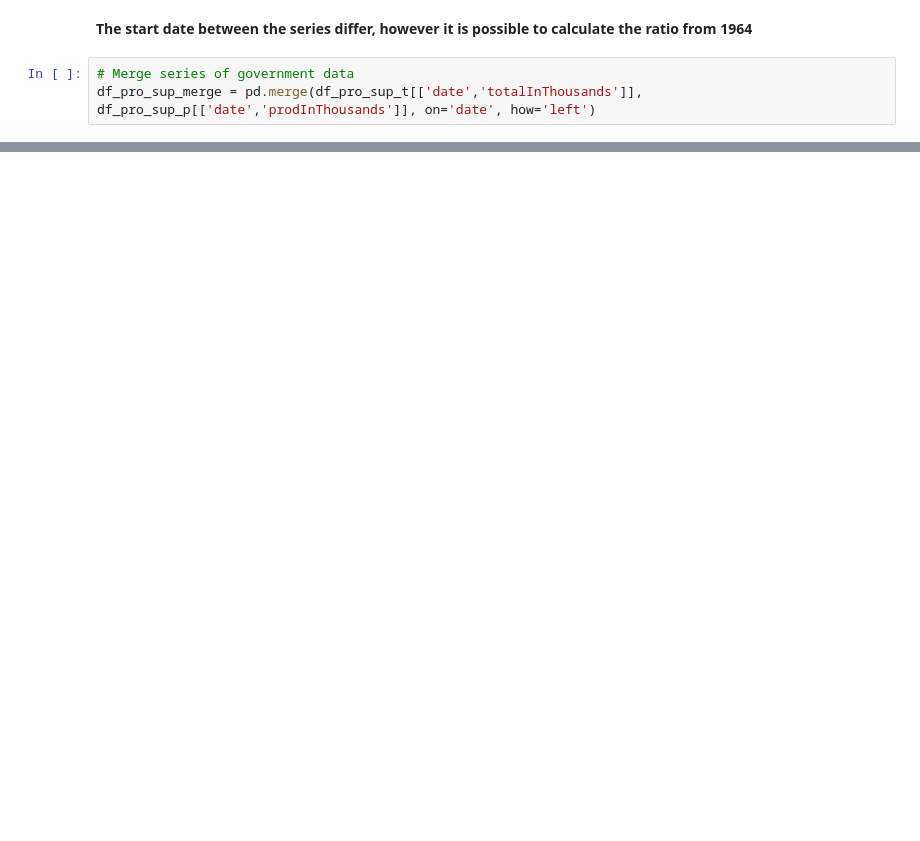
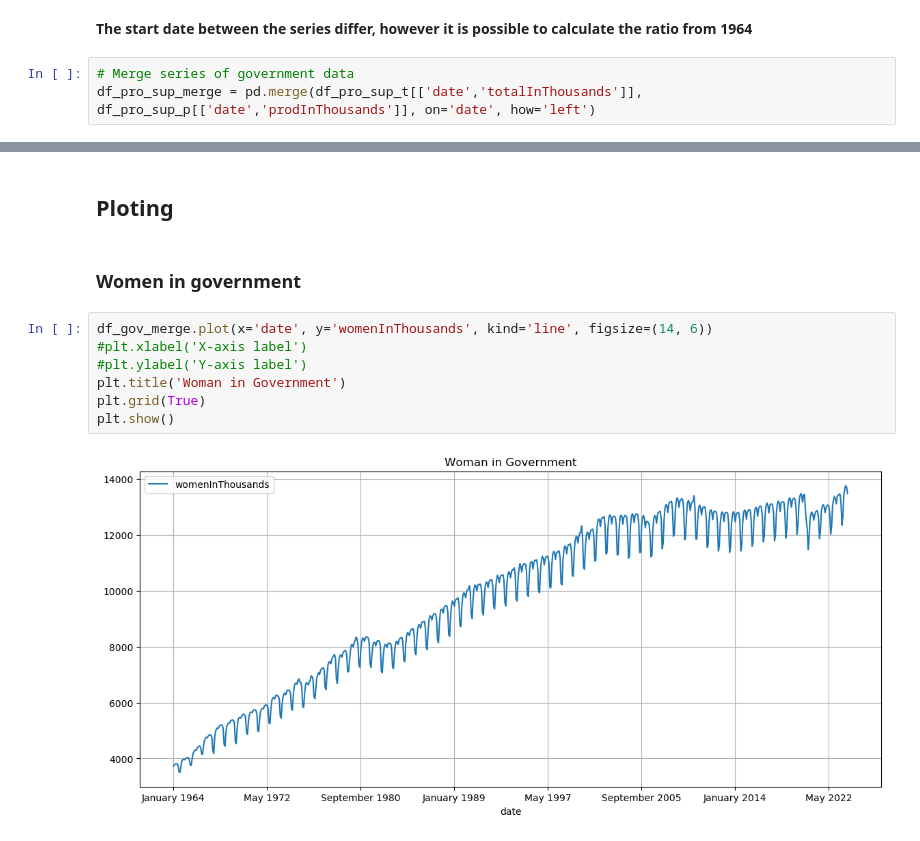
Before and after one commit to rpoandres/NG_DA_Challenge, a Jupyter notebook: Main.ipynb, the cells around one changed output, grey strips where cells are left out. Drawn from its saved outputs; the diff is of its cells as text; blank space fills up the shorter version.

Commit message:
Ploting

```diff
--- a/Main.ipynb
+++ b/Main.ipynb
@@ -422,0 +628,13 @@ __Review date results__
+# %% [markdown]
+## Ploting
+# %% [markdown]
+### Women in government
+# %%
+df_gov_merge.plot(x='date', y='womenInThousands', kind='line', figsize=(14, 6))
+#plt.xlabel('X-axis label')
+#plt.ylabel('Y-axis label')
+plt.title('Woman in Government')
+plt.grid(True)
+plt.show()
+# %% [output]
+[figure, added]
```
Also changed, not shown: parts of 36 cells of this notebook.
